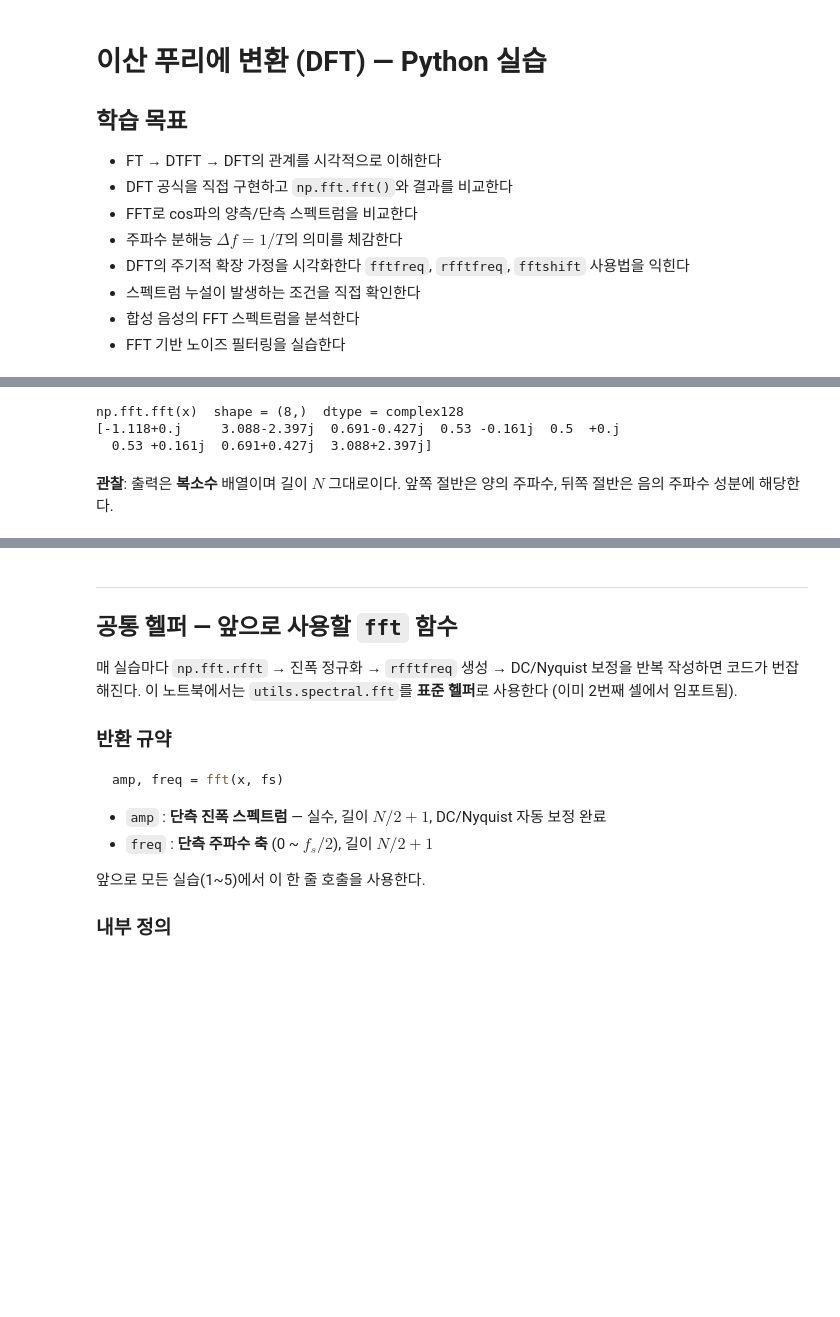
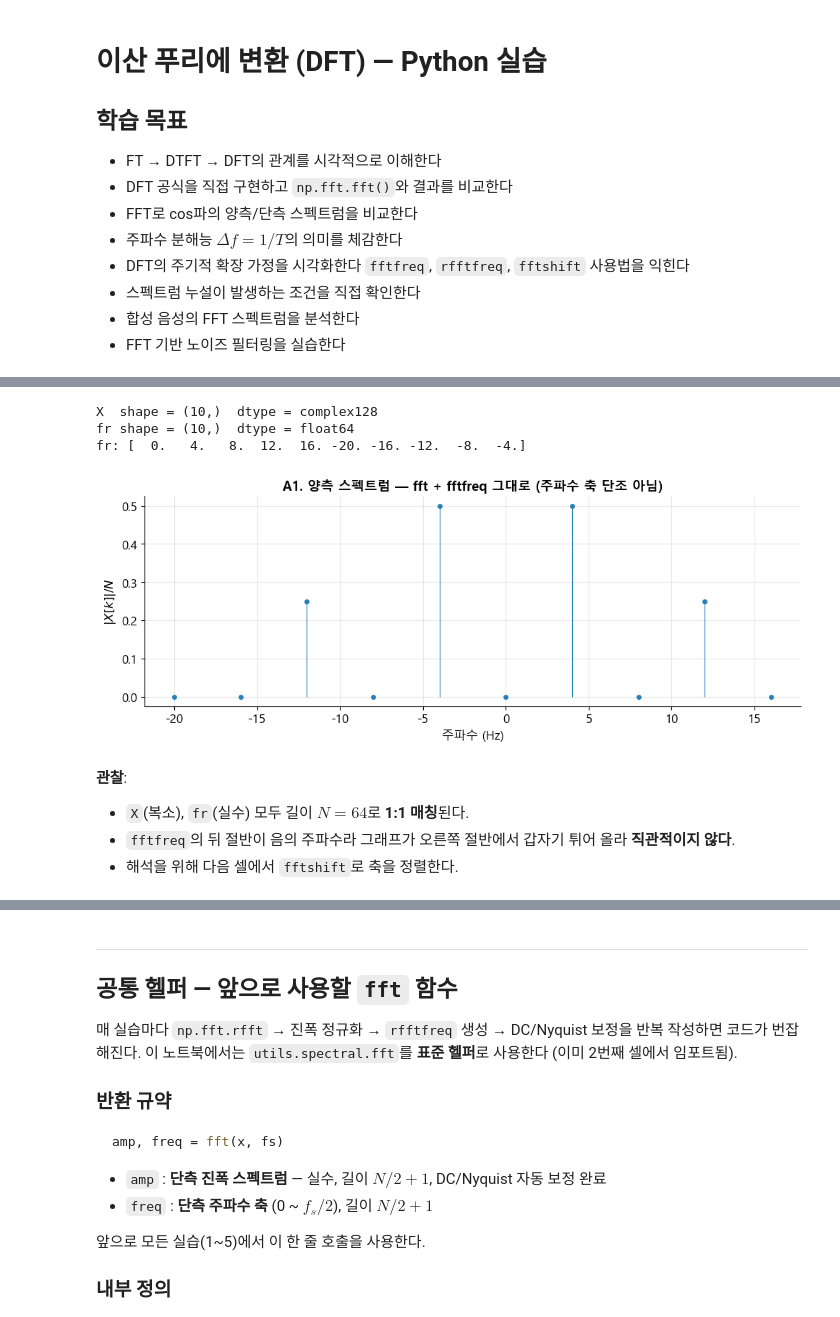
Before and after one commit to jongmoonha/AI-PHM_Graduate, a Jupyter notebook: Practice03_Discrete_Fourier_Transform.ipynb, the cells around one changed output, grey strips where cells are left out. Cells and saved outputs as stored; diff of their text form; code cells hidden in the pictures; blank space fills up the shorter version.

```diff
--- a/Practice03_Discrete_Fourier_Transform.ipynb
+++ b/Practice03_Discrete_Fourier_Transform.ipynb
@@ -51,9 +41,12 @@ from utils import fft, fft_full, composite_signal, add_noise, fft_filter, stem_p
 # %%
-# 공통 테스트 신호: fs=500 Hz, N=8 (짧게 — shape 관찰 목적)
-fs = 500
-N  = 8
+# 공통 테스트 신호: 그래프가 깨끗하도록 두 주파수가 DFT 빈에 정확히 맞도록 설정
+fs = 40                          # 샘플링 주파수 (Hz)
+N  = 10                          # 샘플 수  → Δf = fs/N = 4.0 Hz
 t  = np.arange(N) / fs
-x  = np.cos(2 * np.pi * 50 * t)
+f1, f2 = 4, 12                   # 각각 bin 1, bin 3 에 정확히 대응 (누설 없음)
+x = np.cos(2*np.pi*f1*t) + 0.5*np.cos(2*np.pi*f2*t)
+
 print('입력 신호 x  :', x.shape, x.dtype)
-print('x =', np.round(x, 3))
+print(f'Δf = fs/N    = {fs/N:.4f} Hz')
+print(f'f1={f1} Hz → bin {int(f1*N/fs)},  f2={f2} Hz → bin {int(f2*N/fs)}')
 # %% [output]
@@ -64,11 +66,24 @@ x = [ 1.     0.809  0.309 -0.309 -0.809 -1.    -0.809 -0.309]
 # %%
-# (1) np.fft.fft — 복소 DFT, 길이 N
-X = np.fft.fft(x)
-print('np.fft.fft(x)  shape =', X.shape, ' dtype =', X.dtype)
-print(np.round(X, 3))
+X  = np.fft.fft(x)
+fr = np.fft.fftfreq(N, d=1/fs)
+
+print('X  shape =', X.shape,  ' dtype =', X.dtype)
+print('fr shape =', fr.shape, ' dtype =', fr.dtype)
+print('fr:', fr)
+
+# --- 시각화: fftshift 미적용 원본 순서 ---
+fig, ax = plt.subplots(figsize=(10, 4))
+stem_plot(ax, fr, np.abs(X)/N, LINE_COLORS[0])
+ax.set_title('A1. 양측 스펙트럼 — fft + fftfreq 그대로 (주파수 축 단조 아님)')
+ax.set_xlabel('주파수 (Hz)');  ax.set_ylabel('$|X[k]|/N$')
+plt.tight_layout();  plt.show()
 # %% [output]
-np.fft.fft(x)  shape = (8,)  dtype = complex128
-[-1.118+0.j     3.088-2.397j  0.691-0.427j  0.53 -0.161j  0.5  +0.j
-  0.53 +0.161j  0.691+0.427j  3.088+2.397j]
+X  shape = (10,)  dtype = complex128
+fr shape = (10,)  dtype = float64
+fr: [  0.   4.   8.  12.  16. -20. -16. -12.  -8.  -4.]
+[figure, added]
 # %% [markdown]
-**관찰**: 출력은 **복소수** 배열이며 길이 $N$ 그대로이다. 앞쪽 절반은 양의 주파수, 뒤쪽 절반은 음의 주파수 성분에 해당한다.
+**관찰**:
+- `X`(복소), `fr`(실수) 모두 길이 $N=64$로 **1:1 매칭**된다.
+- `fftfreq`의 뒤 절반이 음의 주파수라 그래프가 오른쪽 절반에서 갑자기 튀어 올라 **직관적이지 않다**.
+- 해석을 위해 다음 셀에서 `fftshift`로 축을 정렬한다.
```
Also changed, not shown: parts of 51 cells of this notebook.
